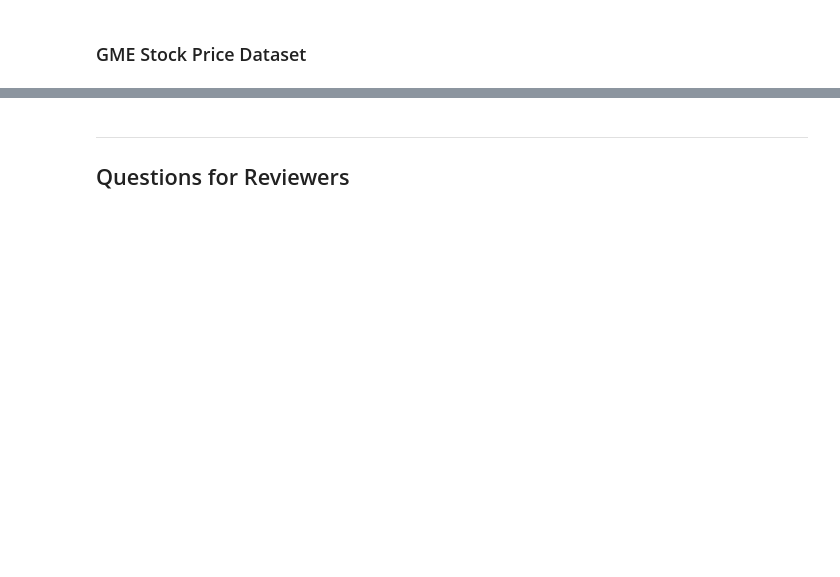
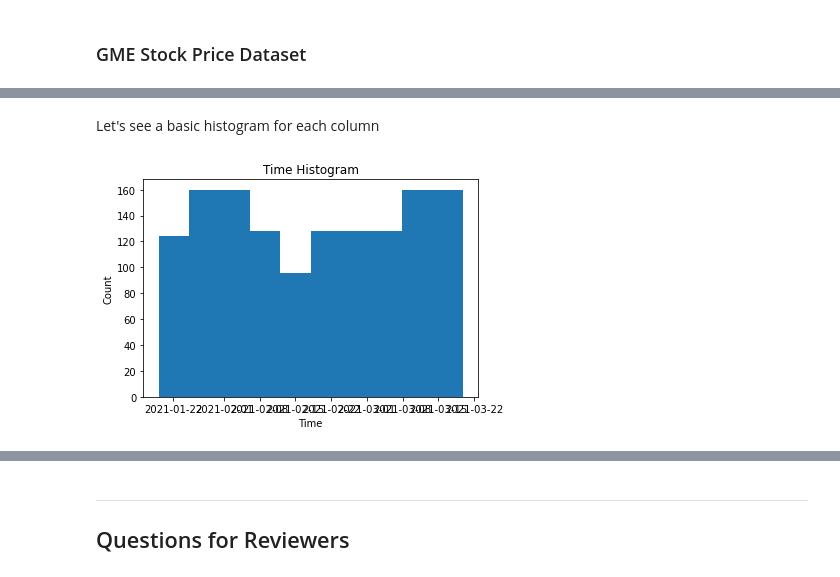
Before and after one commit to DavidFleurantin/INFO-2950-Final-Project, a Jupyter notebook: phaseII.ipynb, the cells around one changed output, grey strips where cells are left out. Cells and saved outputs as stored; diff of their text form; code cells hidden in the pictures; blank space fills up the shorter version.

```diff
--- a/phaseII.ipynb
+++ b/phaseII.ipynb
@@ -443,0 +476,11 @@ reddit_data.head()
+# %% [markdown]
+Let's see a basic histogram for each column
+# %%
+#time for each interval
+plt.hist(gme_data["time"].to_list())
+plt.xlabel("Time")
+plt.ylabel("Count")
+plt.title("Time Histogram")
+plt.show()
+# %% [output]
+[figure, added]
```
Also changed, not shown: parts of 23 cells of this notebook.
